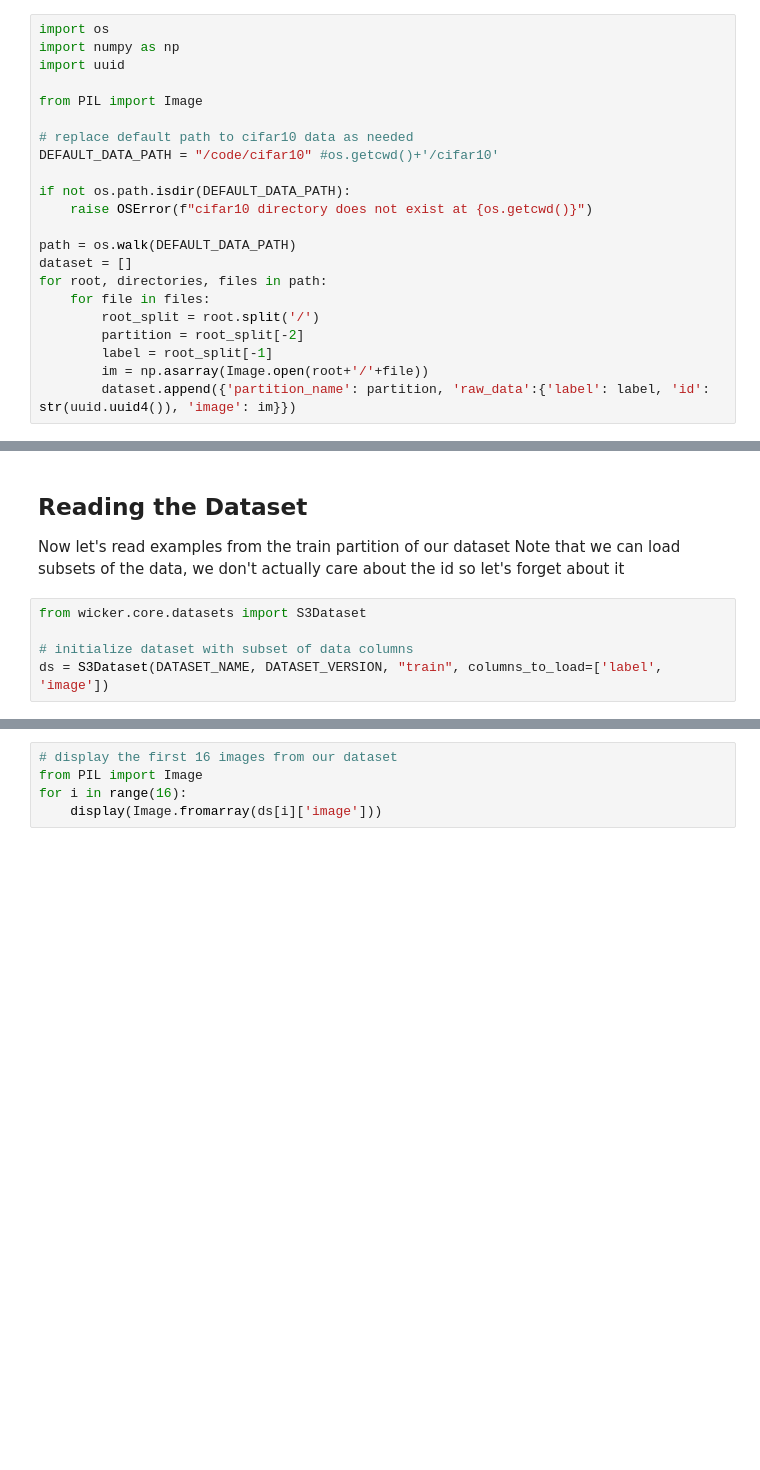
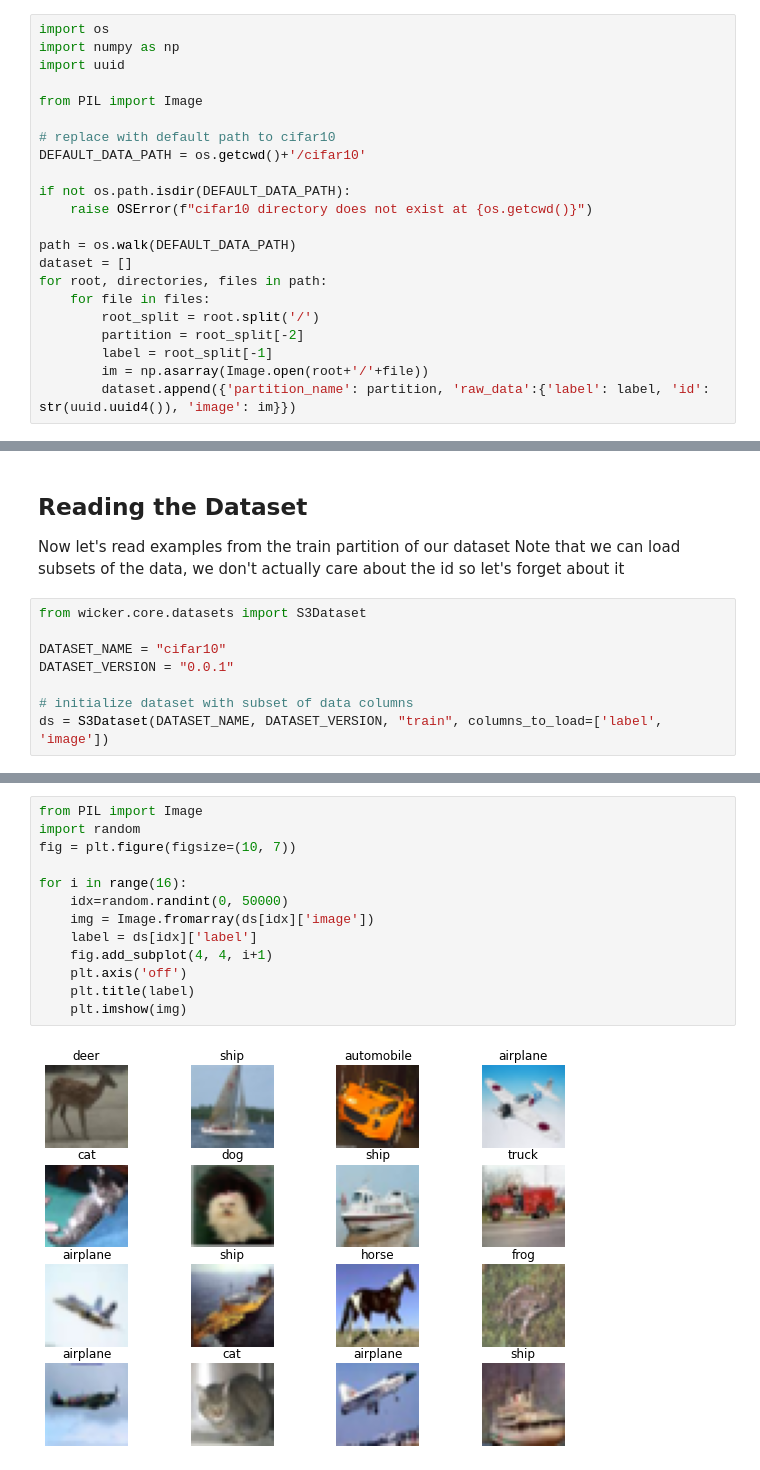
Before and after one commit to woven-planet/wicker, a Jupyter notebook: notebooks/Wicker Hello World.ipynb, the cells around one changed output, grey strips where cells are left out. Cells and saved outputs as stored; diff of their text form; blank space fills up the shorter version.

Commit message:
update images

```diff
--- a/notebooks/Wicker Hello World.ipynb
+++ b/notebooks/Wicker Hello World.ipynb
@@ -47,8 +47,8 @@ import uuid
 
 from PIL import Image
 
-# replace default path to cifar10 data as needed
-DEFAULT_DATA_PATH = "/code/cifar10" #os.getcwd()+'/cifar10'
+# replace with default path to cifar10
+DEFAULT_DATA_PATH = os.getcwd()+'/cifar10'
 
 if not os.path.isdir(DEFAULT_DATA_PATH):
     raise OSError(f"cifar10 directory does not exist at {os.getcwd()}")
@@ -111,6 +111,9 @@ Note that we can load subsets of the data, we don't actually care about the id s
 # %%
 from wicker.core.datasets import S3Dataset
 
+DATASET_NAME = "cifar10"
+DATASET_VERSION = "0.0.1"
+
 # initialize dataset with subset of data columns
 ds = S3Dataset(DATASET_NAME, DATASET_VERSION, "train", columns_to_load=['label', 'image'])
 # %%
@@ -133,5 +145,15 @@ x2 = ds[25000]
-# %%
-# display the first 16 images from our dataset
-from PIL import Image
-for i in range(16):
-    display(Image.fromarray(ds[i]['image']))
+# %%
+from PIL import Image
+import random
+fig = plt.figure(figsize=(10, 7))
+
+for i in range(16):
+    idx=random.randint(0, 50000)
+    img = Image.fromarray(ds[idx]['image'])
+    label = ds[idx]['label']
+    fig.add_subplot(4, 4, i+1)
+    plt.axis('off')
+    plt.title(label)
+    plt.imshow(img)
+# %% [output]
+[figure, added]
```
Also changed, not shown: parts of 3 cells of this notebook.
